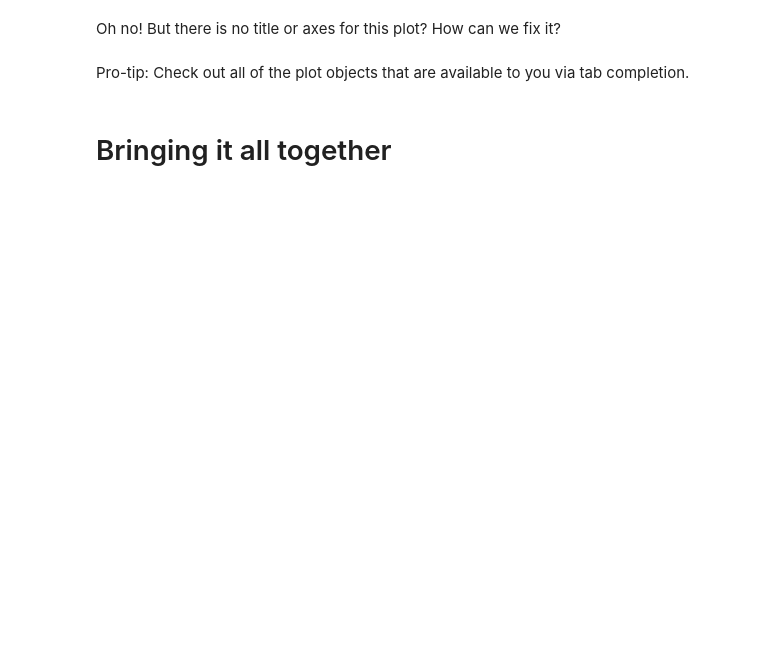
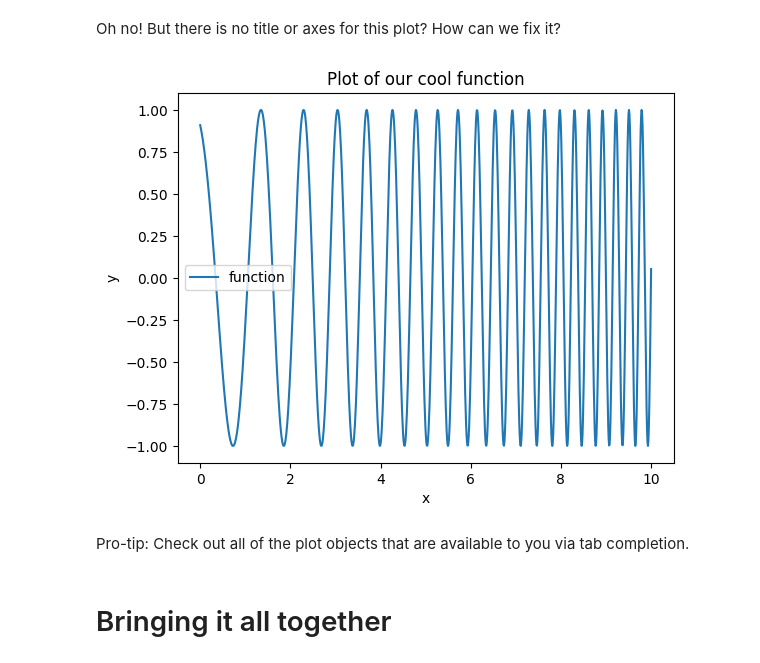
Before and after one commit to munkm/2022-10-06-npre100, a Jupyter notebook: intro-to-python-answers.ipynb, the cells around one changed output. Cells and saved outputs as stored; diff of their text form; code cells hidden in the pictures; blank space fills up the shorter version.

```diff
--- a/intro-to-python-answers.ipynb
+++ b/intro-to-python-answers.ipynb
@@ -535,11 +957,13 @@ plt.show()
 Oh no! But there is no title or axes for this plot? How can we fix it?
 # %%
 plt.plot(x,y,'-')
-plt.legend(['function'], loc='best')
+plt.legend(labels=['function'], loc='best')
 plt.xlabel('x')
 plt.ylabel('y')
 plt.title('Plot of our cool function')
 plt.savefig('our_plot.png')
+# %% [output]
+[figure, added]
 # %% [markdown]
 Pro-tip: Check out all of the plot objects that are available to you via tab completion.
 # %% [markdown]
```
Also changed, not shown: parts of 204 cells of this notebook.
